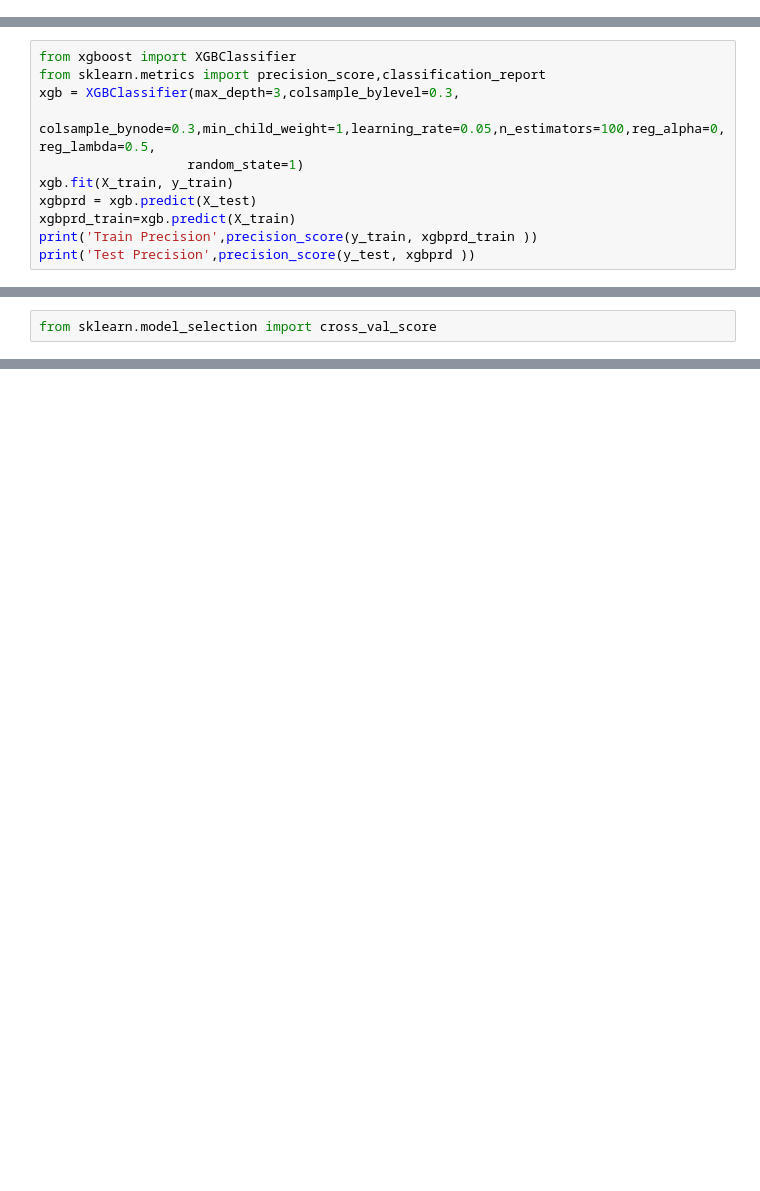
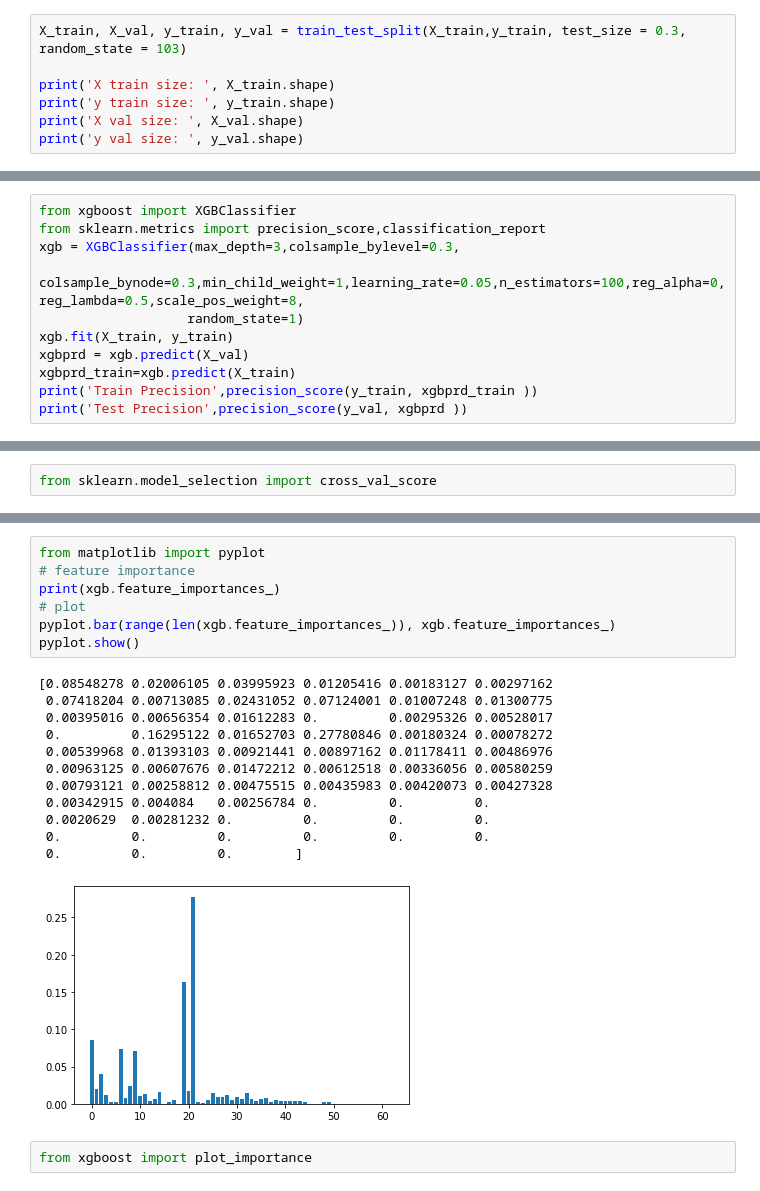
Before and after one commit to kanchanrenu/Bank_propensity_model, a Jupyter notebook: clean_bank_data.ipynb, the cells around one changed output, grey strips where cells are left out. Cells and saved outputs as stored; diff of their text form; blank space fills up the shorter version.

```diff
--- a/clean_bank_data.ipynb
+++ b/clean_bank_data.ipynb
@@ -100,0 +121,7 @@ y test size:  (9178,)
+# %%
+X_train, X_val, y_train, y_val = train_test_split(X_train,y_train, test_size = 0.3, random_state = 103)
+
+print('X train size: ', X_train.shape)
+print('y train size: ', y_train.shape)
+print('X val size: ', X_val.shape)
+print('y val size: ', y_val.shape)
@@ -277,11 +309,11 @@ XGBClassifier(base_score=0.5, booster='gbtree', colsample_bylevel=1,
 from xgboost import XGBClassifier
 from sklearn.metrics import precision_score,classification_report
 xgb = XGBClassifier(max_depth=3,colsample_bylevel=0.3,
-              colsample_bynode=0.3,min_child_weight=1,learning_rate=0.05,n_estimators=100,reg_alpha=0,reg_lambda=0.5,
+              colsample_bynode=0.3,min_child_weight=1,learning_rate=0.05,n_estimators=100,reg_alpha=0,reg_lambda=0.5,scale_pos_weight=8,
                    random_state=1)
 xgb.fit(X_train, y_train)
-xgbprd = xgb.predict(X_test)
+xgbprd = xgb.predict(X_val)
 xgbprd_train=xgb.predict(X_train)
 print('Train Precision',precision_score(y_train, xgbprd_train ))
-print('Test Precision',precision_score(y_test, xgbprd ))
+print('Test Precision',precision_score(y_val, xgbprd ))
 # %% [output]
@@ -471,0 +350,22 @@ print(grid,best_param_)
+# %%
+from matplotlib import pyplot
+# feature importance
+print(xgb.feature_importances_)
+# plot
+pyplot.bar(range(len(xgb.feature_importances_)), xgb.feature_importances_)
+pyplot.show()
+# %% [output]
+[0.08548278 0.02006105 0.03995923 0.01205416 0.00183127 0.00297162
+ 0.07418204 0.00713085 0.02431052 0.07124001 0.01007248 0.01300775
+ 0.00395016 0.00656354 0.01612283 0.         0.00295326 0.00528017
+ 0.         0.16295122 0.01652703 0.27780846 0.00180324 0.00078272
+ 0.00539968 0.01393103 0.00921441 0.00897162 0.01178411 0.00486976
+ 0.00963125 0.00607676 0.01472212 0.00612518 0.00336056 0.00580259
+ 0.00793121 0.00258812 0.00475515 0.00435983 0.00420073 0.00427328
+ 0.00342915 0.004084   0.00256784 0.         0.         0.
+ 0.0020629  0.00281232 0.         0.         0.         0.
+ 0.         0.         0.         0.         0.         0.
+ 0.         0.         0.        ]
+[figure, added]
+# %%
+from xgboost import plot_importance
```
Also changed, not shown: parts of 68 cells of this notebook.
